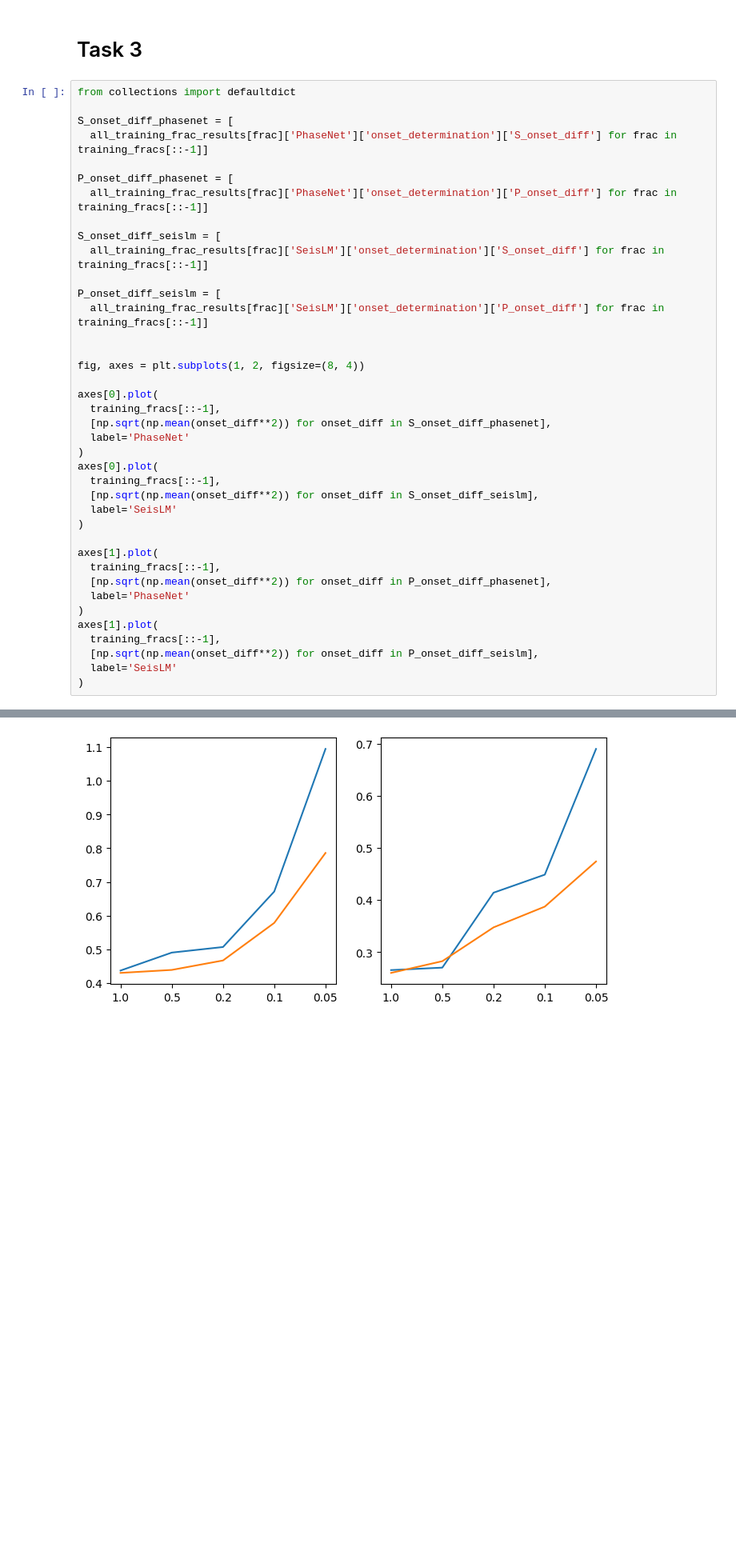
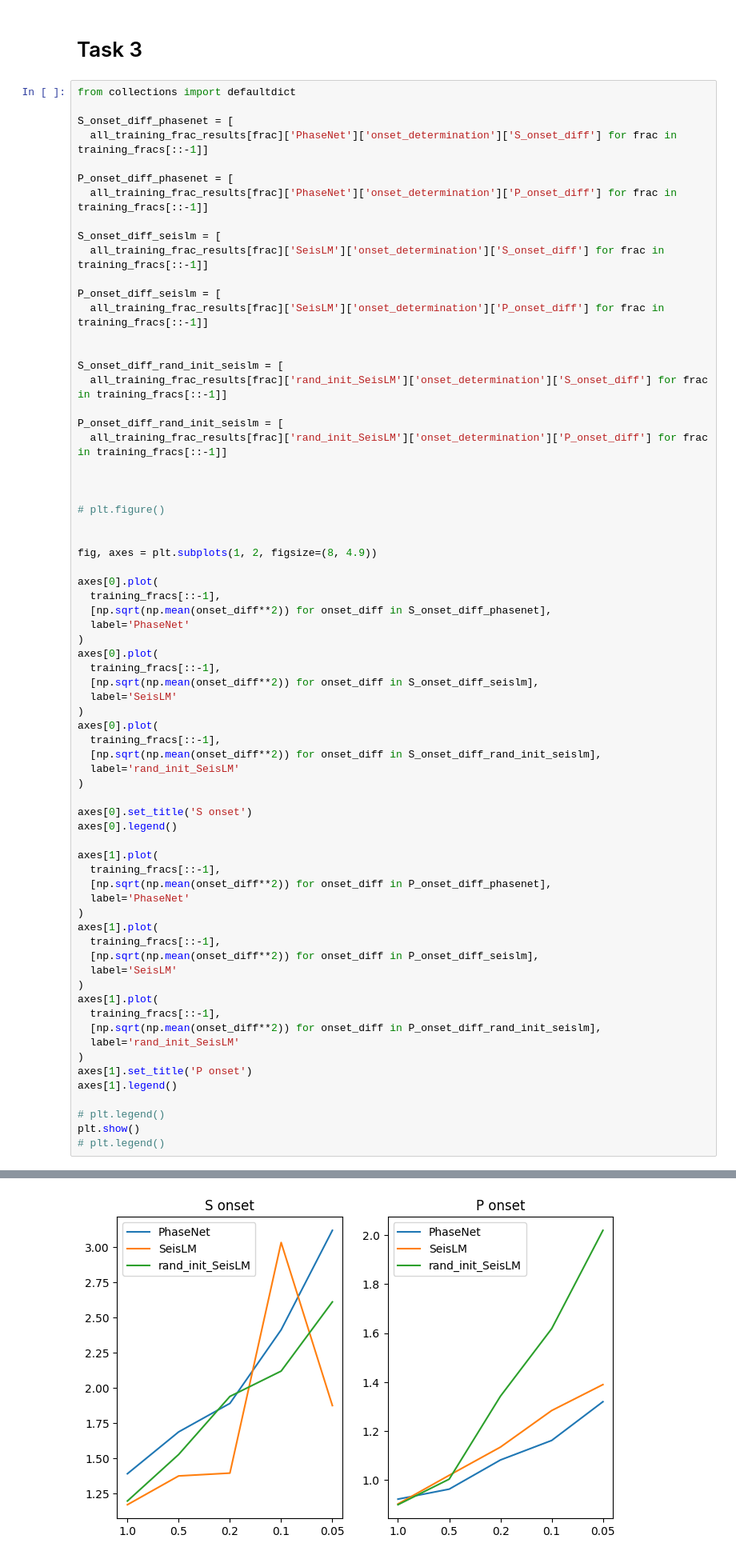
Before and after one commit to liutianlin0121/seisLM, a Jupyter notebook: notebooks/phasepick/new_phasepick-plot-results.ipynb, the cells around one changed output, grey strips where cells are left out. Shown at 80% size. Saved outputs shown, nothing was run; the diff lists cells and outputs as text; blank space fills up the shorter version.

```diff
--- a/notebooks/phasepick/new_phasepick-plot-results.ipynb
+++ b/notebooks/phasepick/new_phasepick-plot-results.ipynb
@@ -233,7 +238,18 @@ P_onset_diff_seislm = [
   all_training_frac_results[frac]['SeisLM']['onset_determination']['P_onset_diff'] for frac in training_fracs[::-1]]
 
 
-fig, axes = plt.subplots(1, 2, figsize=(8, 4))
+S_onset_diff_rand_init_seislm = [
+  all_training_frac_results[frac]['rand_init_SeisLM']['onset_determination']['S_onset_diff'] for frac in training_fracs[::-1]]
+
+P_onset_diff_rand_init_seislm = [
+  all_training_frac_results[frac]['rand_init_SeisLM']['onset_determination']['P_onset_diff'] for frac in training_fracs[::-1]]
+
+
+
+# plt.figure()
+
+
+fig, axes = plt.subplots(1, 2, figsize=(8, 4.9))
 
 axes[0].plot(
   training_fracs[::-1],
@@ -245,6 +261,14 @@ axes[0].plot(
   [np.sqrt(np.mean(onset_diff**2)) for onset_diff in S_onset_diff_seislm],
   label='SeisLM'
 )
+axes[0].plot(
+  training_fracs[::-1],
+  [np.sqrt(np.mean(onset_diff**2)) for onset_diff in S_onset_diff_rand_init_seislm],
+  label='rand_init_SeisLM'
+)
+
+axes[0].set_title('S onset')
+axes[0].legend()
 
 axes[1].plot(
   training_fracs[::-1],
@@ -256,4 +280,15 @@ axes[1].plot(
   [np.sqrt(np.mean(onset_diff**2)) for onset_diff in P_onset_diff_seislm],
   label='SeisLM'
 )
+axes[1].plot(
+  training_fracs[::-1],
+  [np.sqrt(np.mean(onset_diff**2)) for onset_diff in P_onset_diff_rand_init_seislm],
+  label='rand_init_SeisLM'
+)
+axes[1].set_title('P onset')
+axes[1].legend()
+
+# plt.legend()
+plt.show()
+# plt.legend()
 # %% [output]
@@ -261 +295 @@ axes[1].plot(
-[figure, old version]
+[figure, new version]
```
Also changed, not shown: parts of 7 cells of this notebook, 5 other files.
